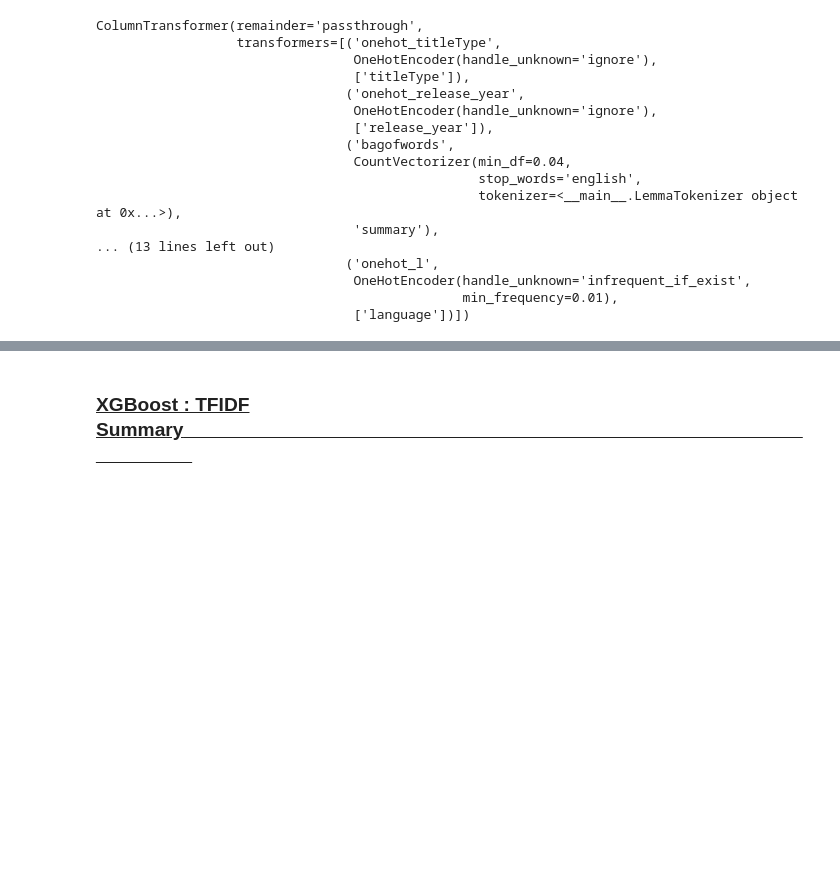
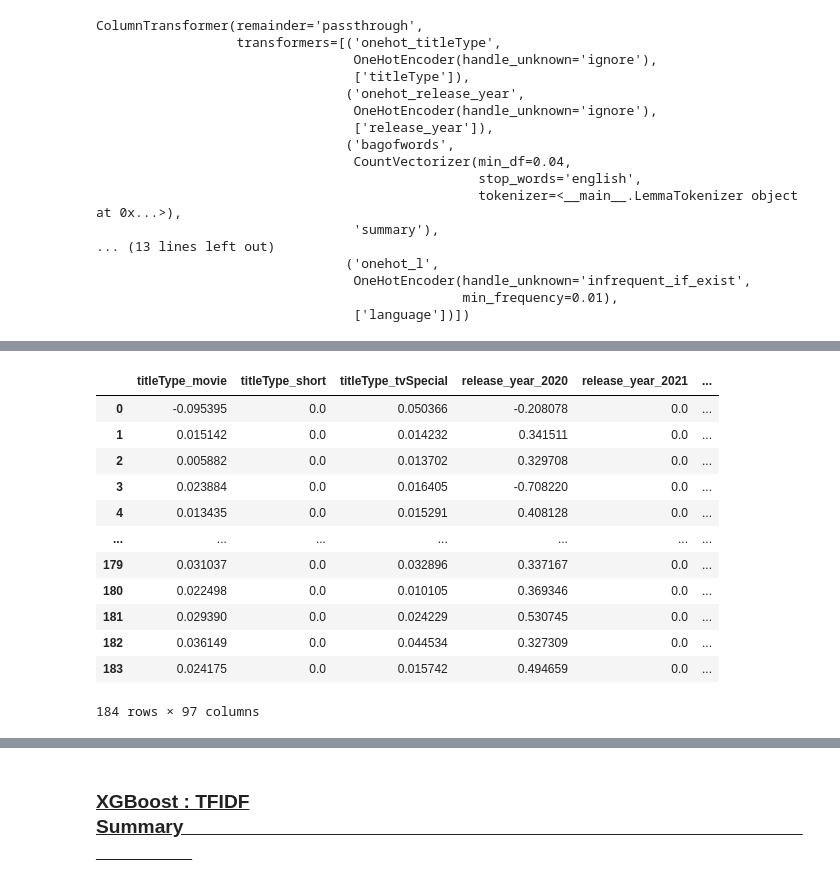
Before and after one commit to Joeyzect/Netflix_ALab_2022, a Jupyter notebook: notebooks/14-joseph-movies-modelling-final copy.ipynb, the cells around one changed output, grey strips where cells are left out. Drawn from its saved outputs; the diff is of its cells as text; code cells hidden in the pictures; blank space fills up the shorter version.

```diff
--- a/notebooks/14-joseph-movies-modelling-final copy.ipynb
+++ b/notebooks/14-joseph-movies-modelling-final copy.ipynb
@@ -472,0 +470,16 @@ unchanged_features = [feature for feature in best_xgb_gs_bow['xgb_transformer'].
+# %%
+shap_values_df
+# %% [output]
+|  | titleType_movie | titleType_short | titleType_tvSpecial | release_year_2020 | release_year_2021 | ... |
+| 0 | -0.095395 | 0.0 | 0.050366 | -0.208078 | 0.0 | ... |
+| 1 | 0.015142 | 0.0 | 0.014232 | 0.341511 | 0.0 | ... |
+| 2 | 0.005882 | 0.0 | 0.013702 | 0.329708 | 0.0 | ... |
+| 3 | 0.023884 | 0.0 | 0.016405 | -0.708220 | 0.0 | ... |
+| 4 | 0.013435 | 0.0 | 0.015291 | 0.408128 | 0.0 | ... |
+| ... | ... | ... | ... | ... | ... | ... |
+| 179 | 0.031037 | 0.0 | 0.032896 | 0.337167 | 0.0 | ... |
+| 180 | 0.022498 | 0.0 | 0.010105 | 0.369346 | 0.0 | ... |
+| 181 | 0.029390 | 0.0 | 0.024229 | 0.530745 | 0.0 | ... |
+| 182 | 0.036149 | 0.0 | 0.044534 | 0.327309 | 0.0 | ... |
+| 183 | 0.024175 | 0.0 | 0.015742 | 0.494659 | 0.0 | ... |
+184 rows × 97 columns
```
Also changed, not shown: parts of 11 cells of this notebook.
